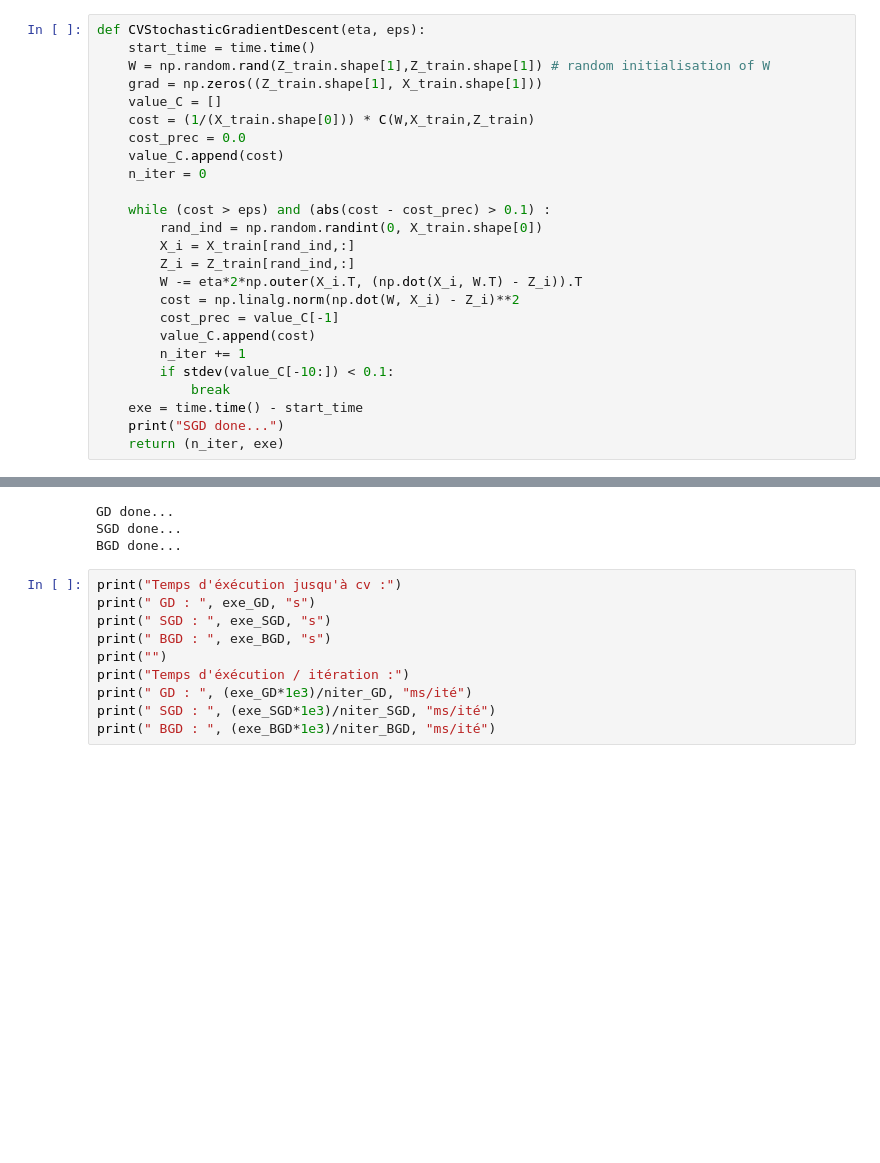
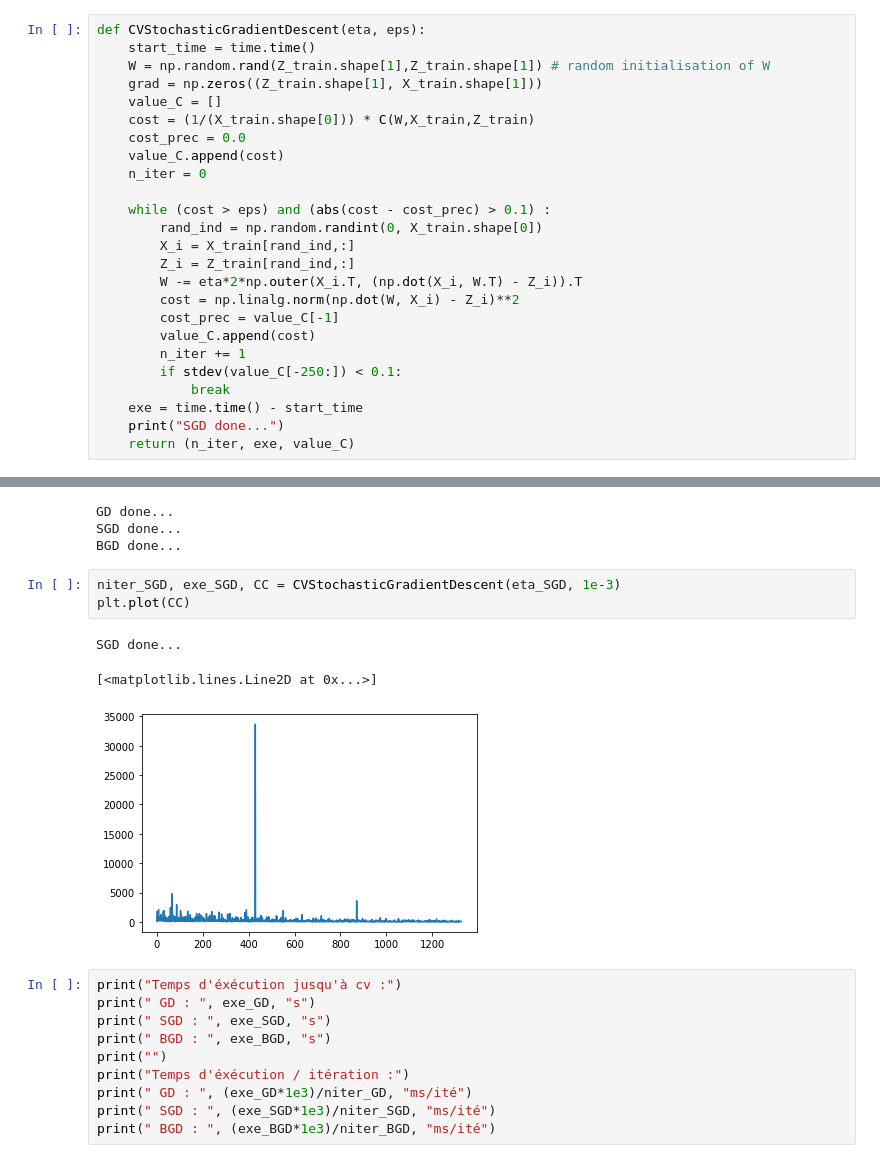
Before and after one commit to minhparis/nlp-gan, a Jupyter notebook: Projet_NLP_LM.ipynb, the cells around one changed output, grey strips where cells are left out. Cells and saved outputs as stored; diff of their text form; blank space fills up the shorter version.

```diff
--- a/Projet_NLP_LM.ipynb
+++ b/Projet_NLP_LM.ipynb
@@ -404,11 +437,11 @@ def CVStochasticGradientDescent(eta, eps):
         cost_prec = value_C[-1]
         value_C.append(cost)
         n_iter += 1
-        if stdev(value_C[-10:]) < 0.1:
+        if stdev(value_C[-250:]) < 0.1:
             break
     exe = time.time() - start_time
     print("SGD done...")
-    return (n_iter, exe)
+    return (n_iter, exe, value_C)
 # %%
 def CVBatchGradientDescent(eta, eps, batch_size):
     start_time = time.time()
@@ -447,6 +480,13 @@ niter_BGD, exe_BGD = CVBatchGradientDescent(eta_BGD, 70, 20)
 GD done...
 SGD done...
 BGD done...
+# %%
+niter_SGD, exe_SGD, CC = CVStochasticGradientDescent(eta_SGD, 1e-3)
+plt.plot(CC)
+# %% [output]
+SGD done...
+[<matplotlib.lines.Line2D at 0x...>]
+[figure, added]
 # %%
 print("Temps d'éxécution jusqu'à cv :")
 print(" GD : ", exe_GD, "s")
```
Also changed, not shown: parts of 4 cells of this notebook.
